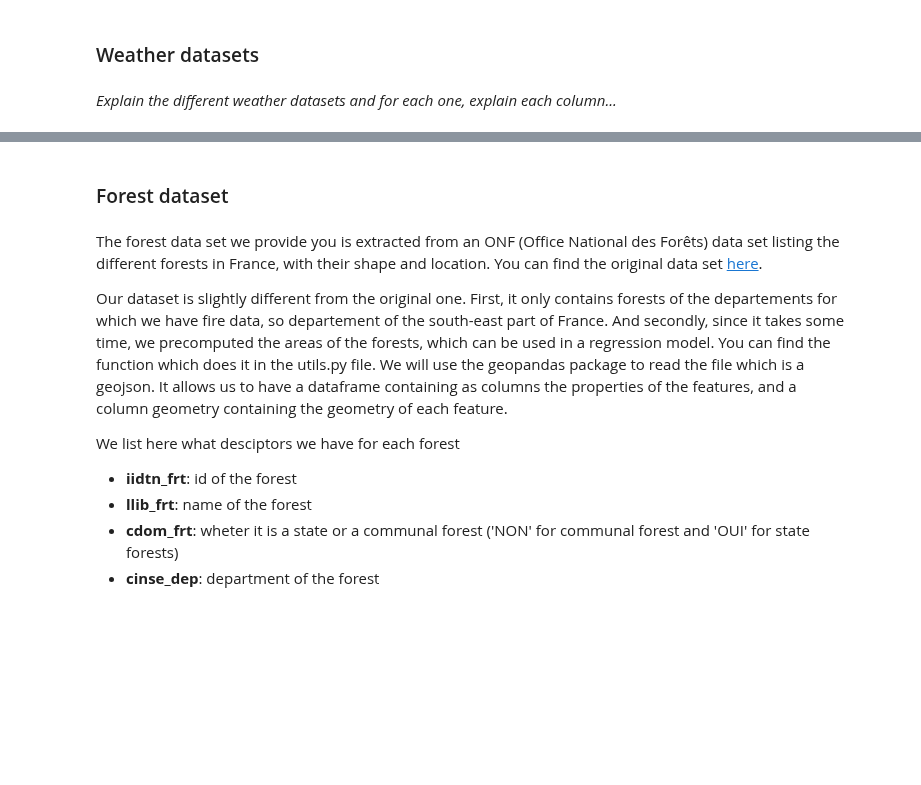
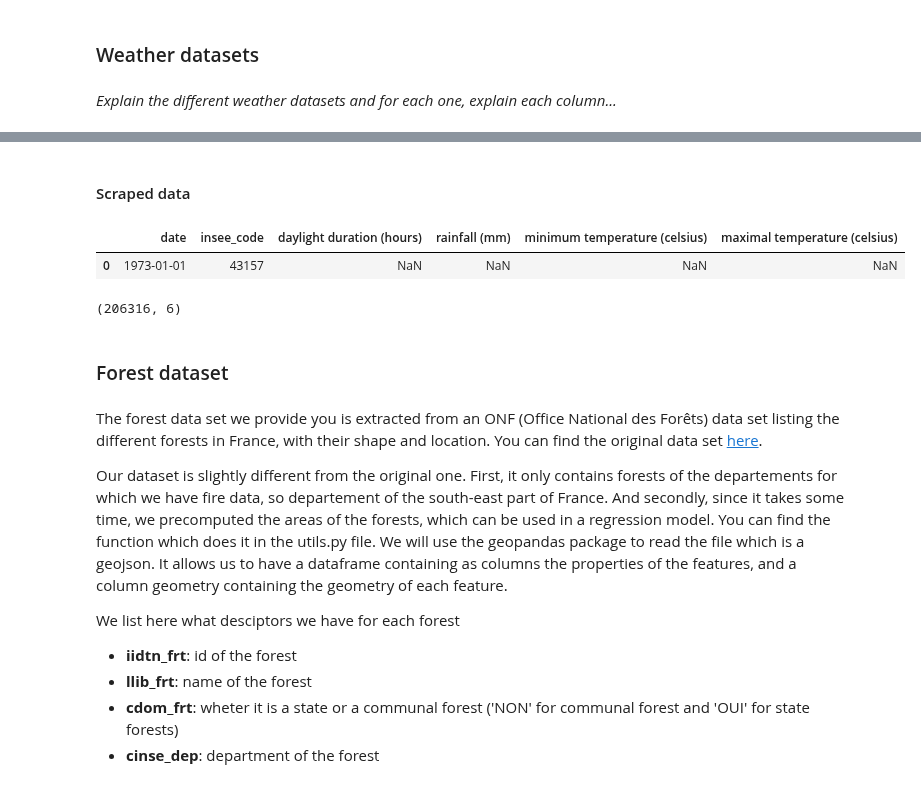
Before and after one commit to fd0r/Wildfire-Area, a Jupyter notebook: WFA_starting_kit.ipynb, the cells around one changed output, grey strips where cells are left out. Saved outputs shown, nothing was run; the diff lists cells and outputs as text; code cells hidden in the pictures; blank space fills up the shorter version.

```diff
--- a/WFA_starting_kit.ipynb
+++ b/WFA_starting_kit.ipynb
@@ -102,3 +265,13 @@ _Explain the different weather datasets and for each one, explain each column...
+# %% [markdown]
+#### Scraped data
+# %%
+meteo_stations = pd.read_csv("./data/meteo_stations.csv", sep=";", low_memory=False)
+display(meteo_stations.head(1))
+display(meteo_stations.shape)
+# %% [output]
+|  | date | insee_code | daylight duration (hours) | rainfall (mm) | minimum temperature (celsius) | maximal temperature (celsius) |
+| 0 | 1973-01-01 | 43157 | NaN | NaN | NaN | NaN |
+(206316, 6)
 # %% [markdown]
 ### Forest dataset <a name="forest"></a>
 # %% [markdown]
```
Also changed, not shown: parts of 14 cells of this notebook.
